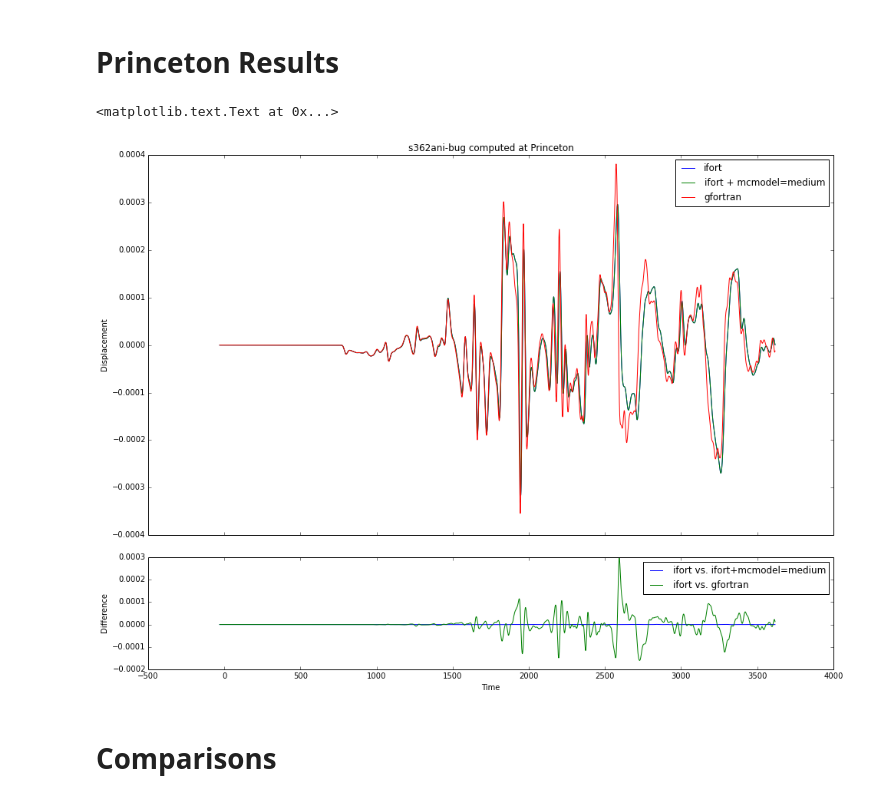
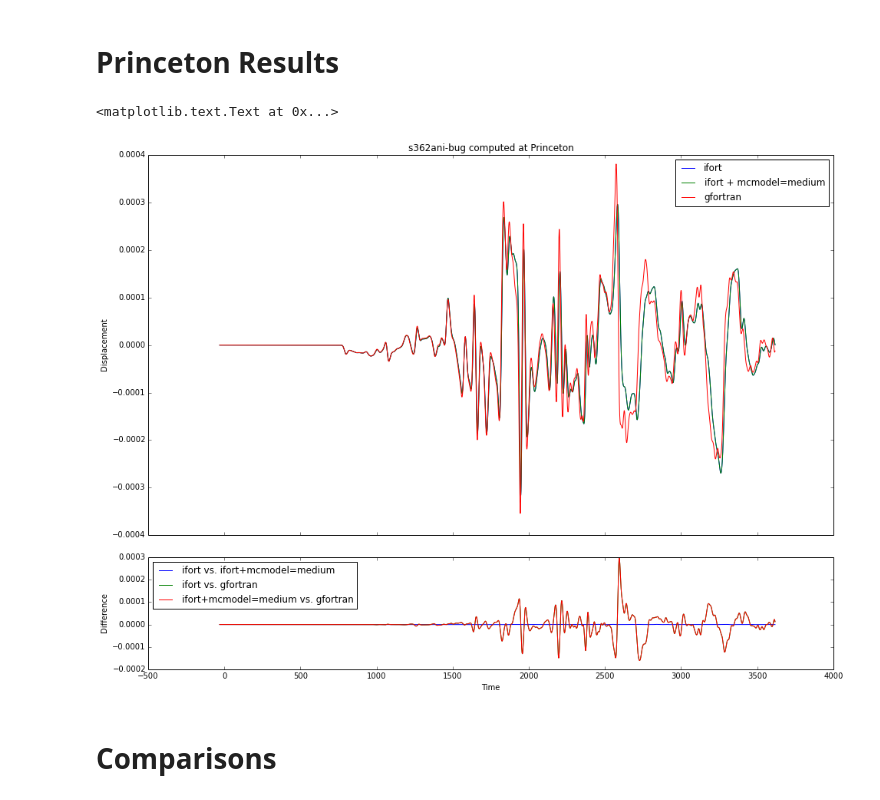
Before and after one commit to QuLogic/s362ani-bug-analysis, a Jupyter notebook: Analysis.ipynb, the cells around one changed output. Drawn from its saved outputs; the diff is of its cells as text; code cells hidden in the pictures.

```diff
--- a/Analysis.ipynb
+++ b/Analysis.ipynb
@@ -72,30 +73,32 @@ for r in REV_BY_DATE:
 # %%
 PRINCETON_REV = '733e6b18'
 
 ifort_princeton = np.genfromtxt('Princeton/Ebru_s_runs_are_NOT_OK_ifort/AAE.IU.MXE.sem.ascii')
 ifort_medium_princeton = np.genfromtxt('Princeton/Ebru_s_runs_are_NOT_OK_ifort_medium/AAE.IU.MXE.sem.ascii')
 gfortran_princeton = np.genfromtxt('Princeton/Ebru_s_runs_are_NOT_OK_gfortran/AAE.IU.MXE.sem.ascii')
 
 plt.figure(figsize=(16,12))
 ax1 = plt.subplot2grid((4,1), (0,0), rowspan=3)
 ax2 = plt.subplot2grid((4,1), (3,0), sharex=ax1)
 plt.setp(ax1.get_xticklabels(), visible=False)
 
 ax1.plot(ifort_princeton[:,0], ifort_princeton[:,1], label='ifort')
 ax1.plot(ifort_medium_princeton[:,0], ifort_medium_princeton[:,1], label='ifort + mcmodel=medium')
 ax1.plot(gfortran_princeton[:,0], gfortran_princeton[:,1], label='gfortran')
 ax1.legend(loc='best')
 ax1.set_ylabel('Displacement')
 ax1.set_title('s362ani-bug computed at Princeton')
 
 ax2.plot(ifort_princeton[:,0], ifort_princeton[:,1] - ifort_medium_princeton[:,1], label='ifort vs. ifort+mcmodel=medium')
 ax2.plot(ifort_princeton[:,0], ifort_princeton[:,1] - gfortran_princeton[:,1], label='ifort vs. gfortran')
+ax2.plot(ifort_medium_princeton[:,0],
+         ifort_medium_princeton[:,1] - gfortran_princeton[:,1], label='ifort+mcmodel=medium vs. gfortran')
 ax2.legend(loc='best')
 ax2.set_xlabel('Time')
 ax2.set_ylabel('Difference')
 # %% [output]
 <matplotlib.text.Text at 0x...>
-[figure, old version]
+[figure, new version]
 # %% [markdown]
 # Comparisons
 # %% [markdown]
```
Also changed, not shown: parts of 1 cell of this notebook.
